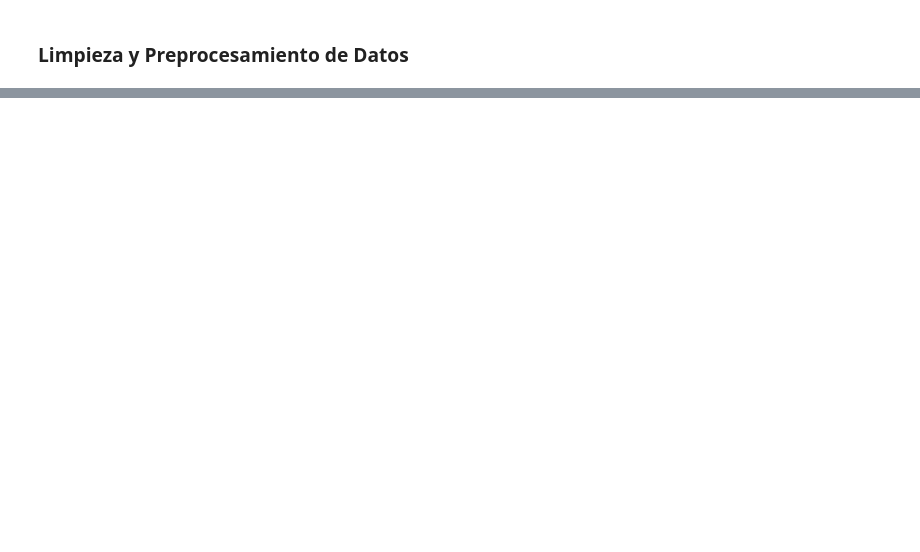
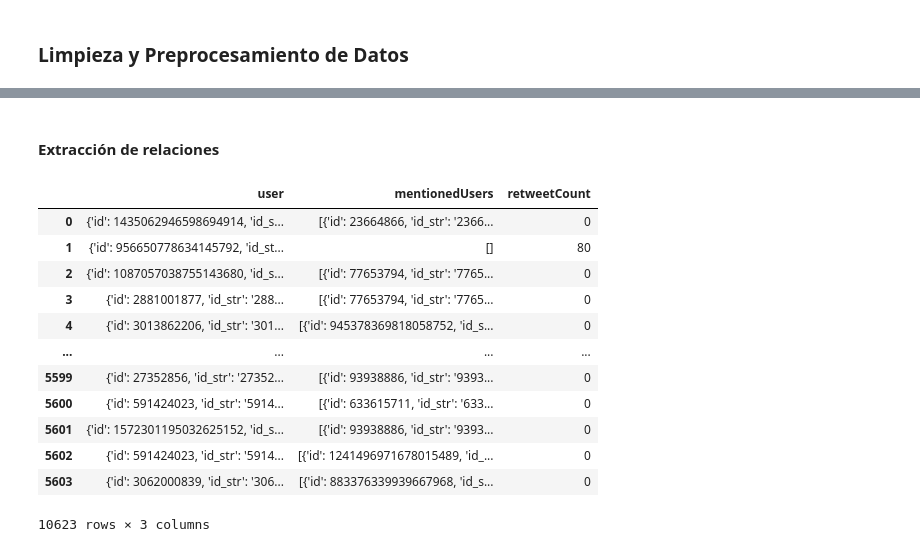
Before and after one commit to emiliosolanoo21/SocialMedia_Analysis, a Jupyter notebook: SocialMedia_Analysis.ipynb, the cells around one changed output, grey strips where cells are left out. Cells and saved outputs as stored; diff of their text form; code cells hidden in the pictures; blank space fills up the shorter version.

```diff
--- a/SocialMedia_Analysis.ipynb
+++ b/SocialMedia_Analysis.ipynb
@@ -95,0 +201,5 @@ User: Brenda_AGN | Tweet: El presidente @BArevalodeLeon y la vicepresidenta @Kar
+# %%
+stop_words = set(stopwords.words('spanish'))
+
+traficdf['rawContent'] = traficdf['rawContent'].apply(lambda x: ' '.join([word for word in x.split() if word not in stop_words]))
+bernydf['rawContent'] = bernydf['rawContent'].apply(lambda x: ' '.join([word for word in x.split() if word not in stop_words]))
@@ -95,0 +208,3 @@ User: Brenda_AGN | Tweet: El presidente @BArevalodeLeon y la vicepresidenta @Kar
+# %%
+traficdf['rawContent'] = traficdf['rawContent'].str.replace(r'\d+', '', regex=True)
+bernydf['rawContent'] = bernydf['rawContent'].str.replace(r'\d+', '', regex=True)
@@ -95,0 +251,2 @@ User: Brenda_AGN | Tweet: El presidente @BArevalodeLeon y la vicepresidenta @Kar
+# %% [markdown]
+#### Extracción de relaciones
@@ -95,0 +258,16 @@ User: Brenda_AGN | Tweet: El presidente @BArevalodeLeon y la vicepresidenta @Kar
+# %%
+interactions
+# %% [output]
+|  | user | mentionedUsers | retweetCount |
+| 0 | {'id': 1435062946598694914, 'id_s... | [{'id': 23664866, 'id_str': '2366... | 0 |
+| 1 | {'id': 956650778634145792, 'id_st... | [] | 80 |
+| 2 | {'id': 1087057038755143680, 'id_s... | [{'id': 77653794, 'id_str': '7765... | 0 |
+| 3 | {'id': 2881001877, 'id_str': '288... | [{'id': 77653794, 'id_str': '7765... | 0 |
+| 4 | {'id': 3013862206, 'id_str': '301... | [{'id': 945378369818058752, 'id_s... | 0 |
+| ... | ... | ... | ... |
+| 5599 | {'id': 27352856, 'id_str': '27352... | [{'id': 93938886, 'id_str': '9393... | 0 |
+| 5600 | {'id': 591424023, 'id_str': '5914... | [{'id': 633615711, 'id_str': '633... | 0 |
+| 5601 | {'id': 1572301195032625152, 'id_s... | [{'id': 93938886, 'id_str': '9393... | 0 |
+| 5602 | {'id': 591424023, 'id_str': '5914... | [{'id': 1241496971678015489, 'id_... | 0 |
+| 5603 | {'id': 3062000839, 'id_str': '306... | [{'id': 883376339939667968, 'id_s... | 0 |
+10623 rows × 3 columns
```
Also changed, not shown: parts of 39 cells of this notebook.
